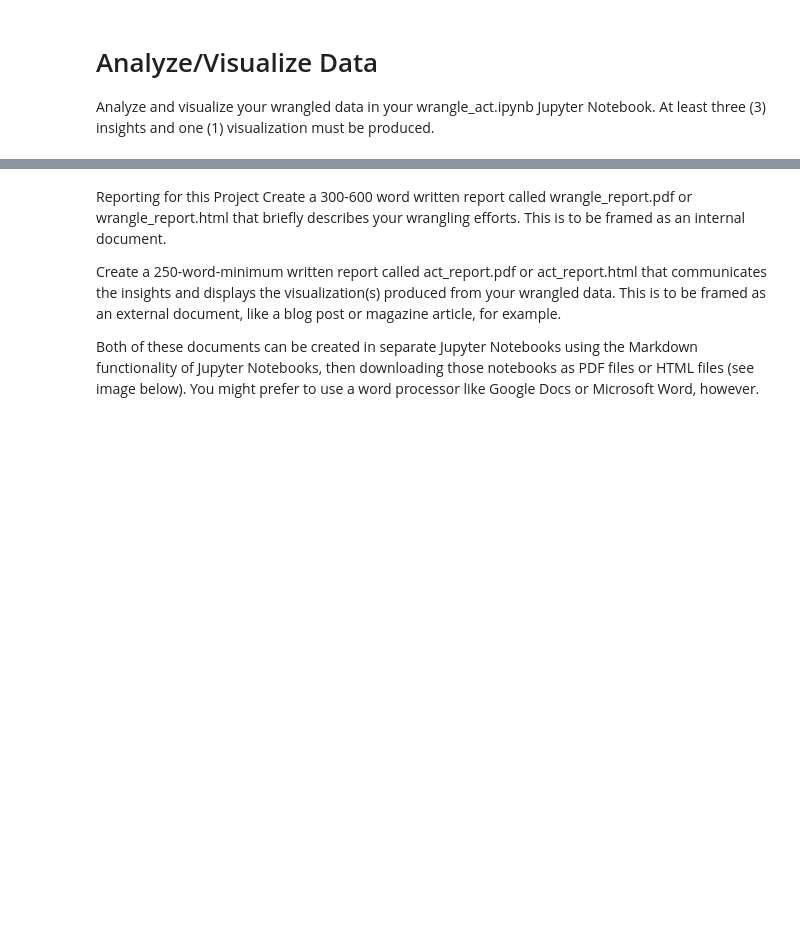
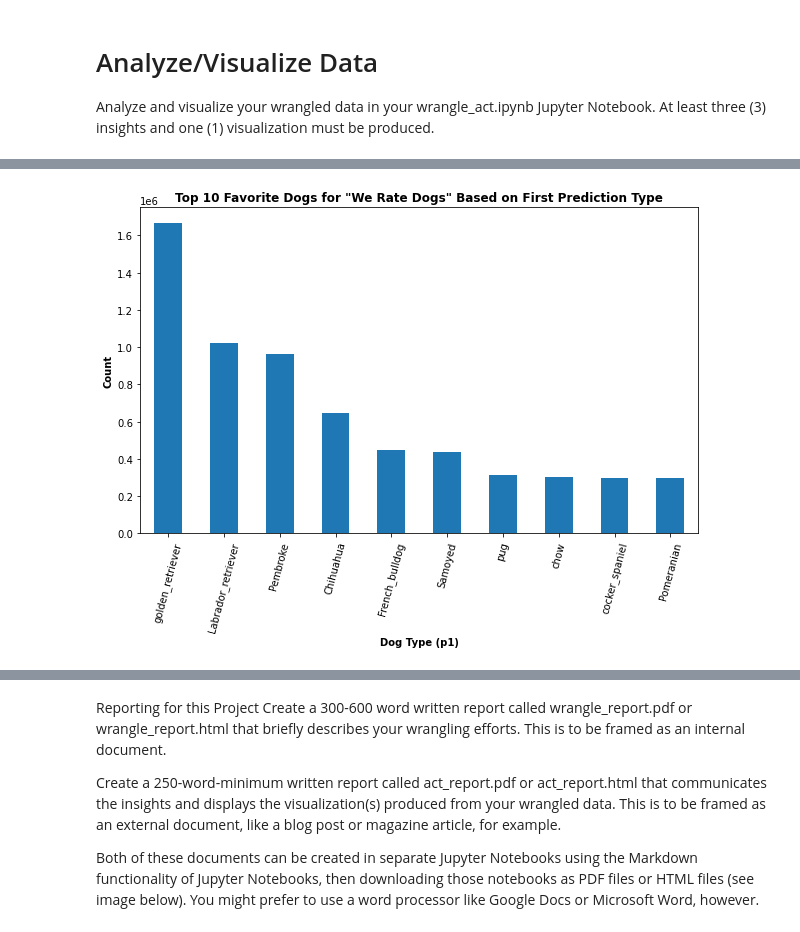
Before and after one commit to hdbedwell/data_wrangling_twitter_we_rate_dogs, a Jupyter notebook: wrangle_act.ipynb, the cells around one changed output, grey strips where cells are left out. Cells and saved outputs as stored; diff of their text form; code cells hidden in the pictures; blank space fills up the shorter version.

```diff
--- a/wrangle_act.ipynb
+++ b/wrangle_act.ipynb
@@ -869,0 +1084,19 @@ Analyze and visualize your wrangled data in your wrangle_act.ipynb Jupyter Noteb
+# %%
+#Fig size
+plt.figure(figsize=(10, 6))
+
+# set width of bar
+barWidth = 0.2
+
+df.groupby('p1').favorite_count.sum().nlargest(10).plot(kind='bar')
+
+# Add xticks on the middle of the group bars
+plt.xlabel('Dog Type (p1)', fontweight='bold')
+plt.xticks(rotation=75)
+plt.ylabel('Count', fontweight='bold')
+plt.title('Top 10 Favorite Dogs for "We Rate Dogs" Based on First Prediction Type', fontweight='bold')
+
+# Create legend & Show graphic
+plt.show()
+# %% [output]
+[figure, added]
```
Also changed, not shown: parts of 28 cells of this notebook.
